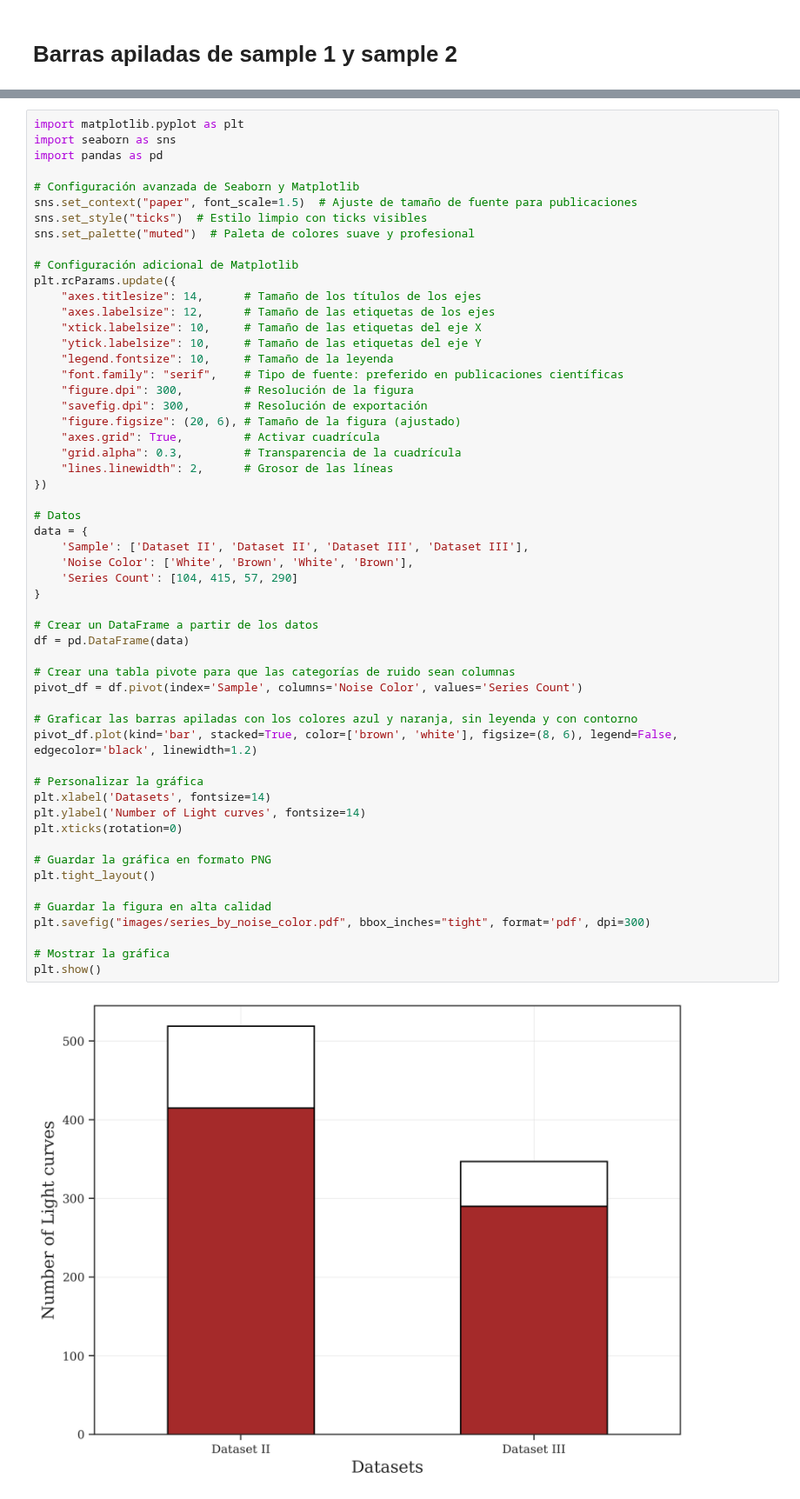
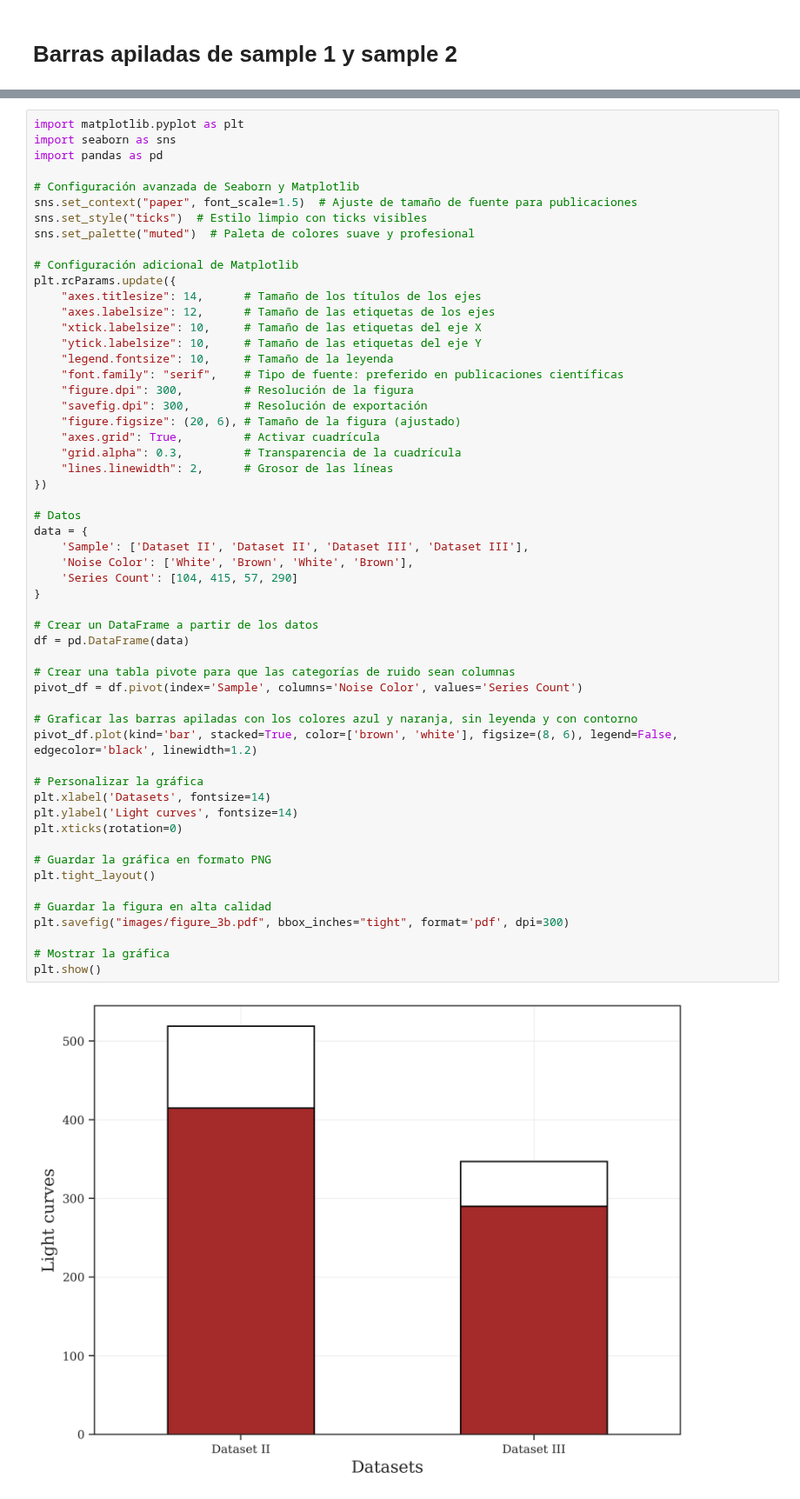
Before and after one commit to GuijonGustavo/Saggitarius-A-peridicity-Gamma-Rays, a Jupyter notebook: color_analysis_noise.ipynb, the cells around one changed output, grey strips where cells are left out. Shown at 87% size. Cells and saved outputs as stored; diff of their text form.

```diff
--- a/color_analysis_noise.ipynb
+++ b/color_analysis_noise.ipynb
@@ -180,33 +180,33 @@ plt.rcParams.update({
 })
 
 # Datos
 data = {
     'Sample': ['Dataset II', 'Dataset II', 'Dataset III', 'Dataset III'],
     'Noise Color': ['White', 'Brown', 'White', 'Brown'],
     'Series Count': [104, 415, 57, 290]
 }
 
 # Crear un DataFrame a partir de los datos
 df = pd.DataFrame(data)
 
 # Crear una tabla pivote para que las categorías de ruido sean columnas
 pivot_df = df.pivot(index='Sample', columns='Noise Color', values='Series Count')
 
 # Graficar las barras apiladas con los colores azul y naranja, sin leyenda y con contorno
 pivot_df.plot(kind='bar', stacked=True, color=['brown', 'white'], figsize=(8, 6), legend=False, edgecolor='black', linewidth=1.2)
 
 # Personalizar la gráfica
 plt.xlabel('Datasets', fontsize=14)
-plt.ylabel('Number of Light curves', fontsize=14)
+plt.ylabel('Light curves', fontsize=14)
 plt.xticks(rotation=0)
 
 # Guardar la gráfica en formato PNG
 plt.tight_layout()
 
 # Guardar la figura en alta calidad
-plt.savefig("images/series_by_noise_color.pdf", bbox_inches="tight", format='pdf', dpi=300)
+plt.savefig("images/figure_3b.pdf", bbox_inches="tight", format='pdf', dpi=300)
 
 # Mostrar la gráfica
 plt.show()
 # %% [output]
-[figure, old version]
+[figure, new version]
```
